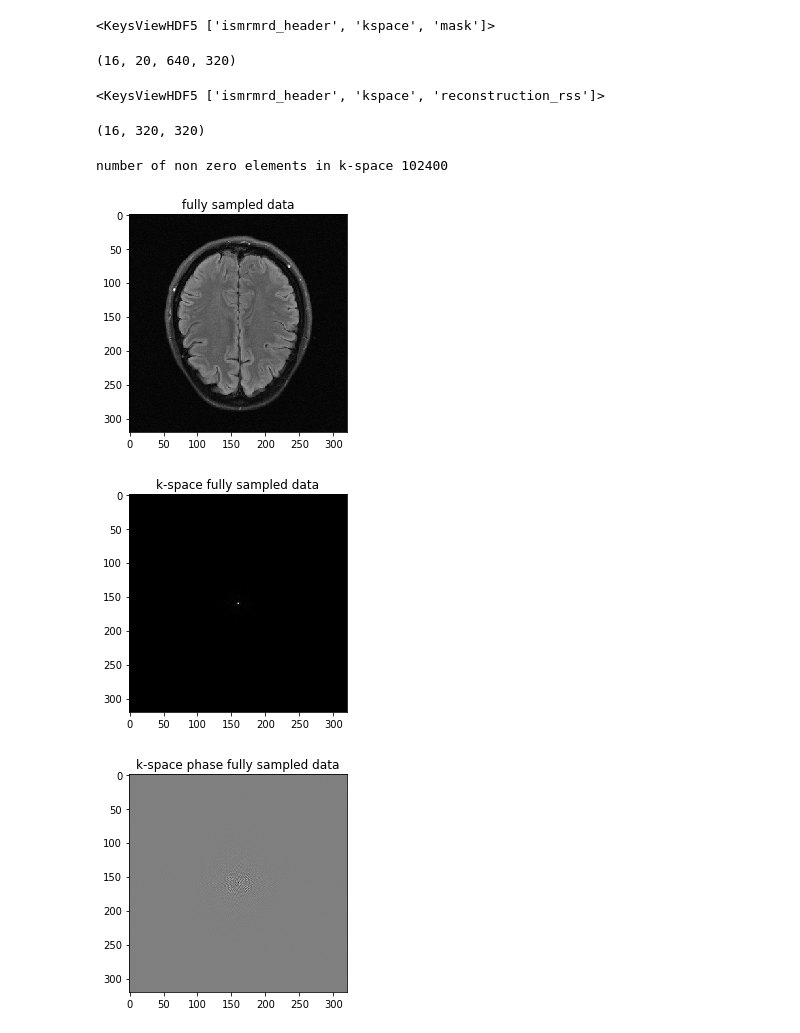
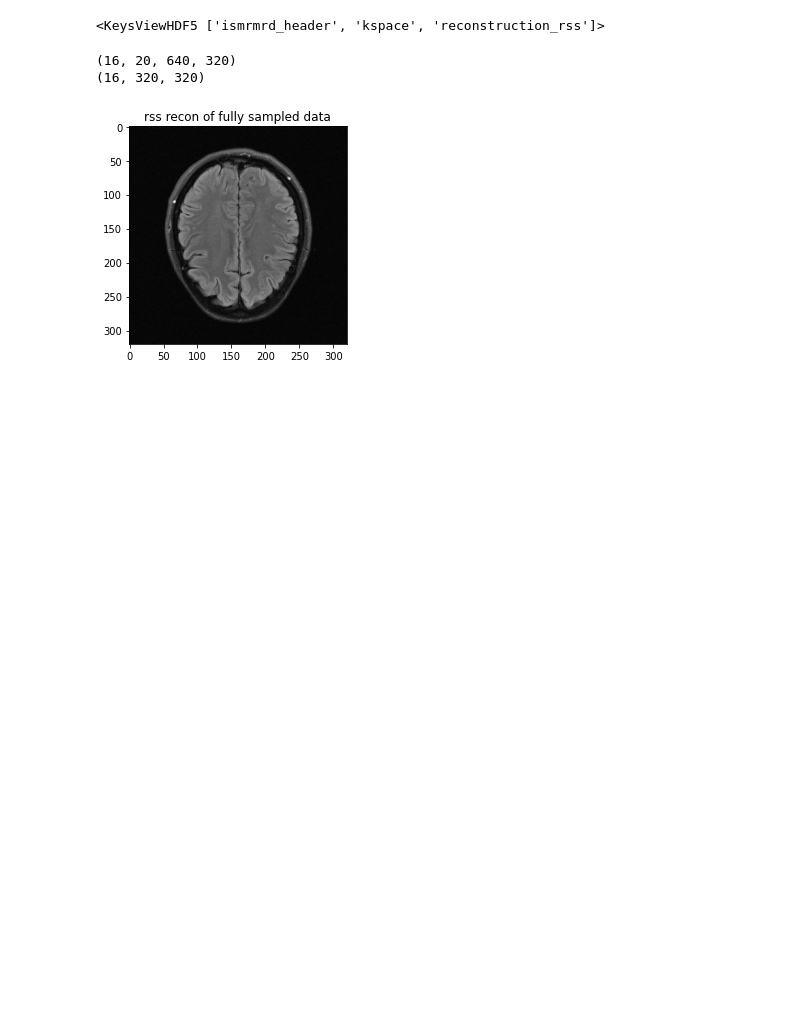
Before and after one commit to Samuel-van-Gurp/fastMRI, a Jupyter notebook: test_notebook.ipynb, the cells around one changed output. Cells and saved outputs as stored; diff of their text form; code cells hidden in the pictures; blank space fills up the shorter version.

```diff
--- a/test_notebook.ipynb
+++ b/test_notebook.ipynb
@@ -23,43 +27,42 @@ ls
 # %%
-# here I load the recon_test file
-recon_test = h5py.File('test/file_brain_AXFLAIR_200_6002441.h5', 'r')
-recon_test.keys()
+# # here I load the recon_test file
+# recon_test = h5py.File('/home/svangurp/scratch/reconstructions/fastmri_brain_test/zero_filled/from_test_set/file_brain_AXFLAIR_200_6002441.h5', 'r')
+# recon_test.keys()
-# %% [output]
-<KeysViewHDF5 ['ismrmrd_header', 'kspace', 'mask']>
 # %%
-recon_test_kspace = recon_test['kspace']
-recon_test_kspace.shape
+# recon_test_kspace = recon_test['kspace']
+# recon_test_kspace.shape
-# %% [output]
-(16, 20, 640, 320)
 # %%
-recon_train = h5py.File('train/file_brain_AXFLAIR_200_6002425.h5', 'r')
-recon_train.keys()
+data = h5py.File('/scratch/svangurp/fastMRI/brain/train/file_brain_AXFLAIR_200_6002425.h5', 'r')
+data.keys()
 # %% [output]
 <KeysViewHDF5 ['ismrmrd_header', 'kspace', 'reconstruction_rss']>
-# %%
-recon_train_kspace = recon_train['kspace']
-recon_train = recon_train['reconstruction_rss']
-
-recon_train.shape
-# %% [output]
-(16, 320, 320)
+# %%
+kspace = data['kspace']
+recon_rss= data['reconstruction_rss']
+print(kspace.shape)
+print(recon_rss.shape)
+# recon_train_ifft =  recon_train_ifft/np.max(np.abs(recon_train_ifft))
+# %% [output]
+(16, 20, 640, 320)
+(16, 320, 320)
 # %%
-print('number of non zero elements in k-space',np.count_nonzero(np.abs(recon_train_ifft)))
-recon_train[5].shape
-plt.imshow(np.abs(recon_train[5]), cmap='gray')
-plt.title('fully sampled data')
+# print('number of non zero elements in k-space',np.count_nonzero(np.abs(recon_train[5])))
+
+plt.imshow(np.abs(recon_rss[5]), cmap='gray')
+plt.title('rss recon of fully sampled data')
 plt.show()
 
-recon_train_ifft =  np.fft.fftshift(np.fft.ifftn(recon_train[5]))
-plt.imshow(np.abs(recon_train_ifft), cmap='gray')
-plt.title('k-space fully sampled data')
-plt.show()
 
-plt.imshow(np.imag(recon_train_ifft), cmap='gray')
-plt.title('k-space phase fully sampled data')
-plt.show()
+
+
+# print('min:',np.min(np.abs(recon_train_ifft)))
+# print('max',np.max(np.abs(recon_train_ifft)))
+# plt.imshow(np.abs(recon_train_ifft), cmap='gray')
+# plt.title('k-space fully sampled data')
+# plt.show()
+
+# plt.imshow(np.imag(recon_train_ifft), cmap='gray')
+# plt.title('k-space phase fully sampled data')
+# plt.show()
 # %% [output]
-number of non zero elements in k-space 102400
-[figure, old version]
+[figure, new version]
-[figure, removed]
-[figure, removed]
```
Also changed, not shown: parts of 13 cells of this notebook.
